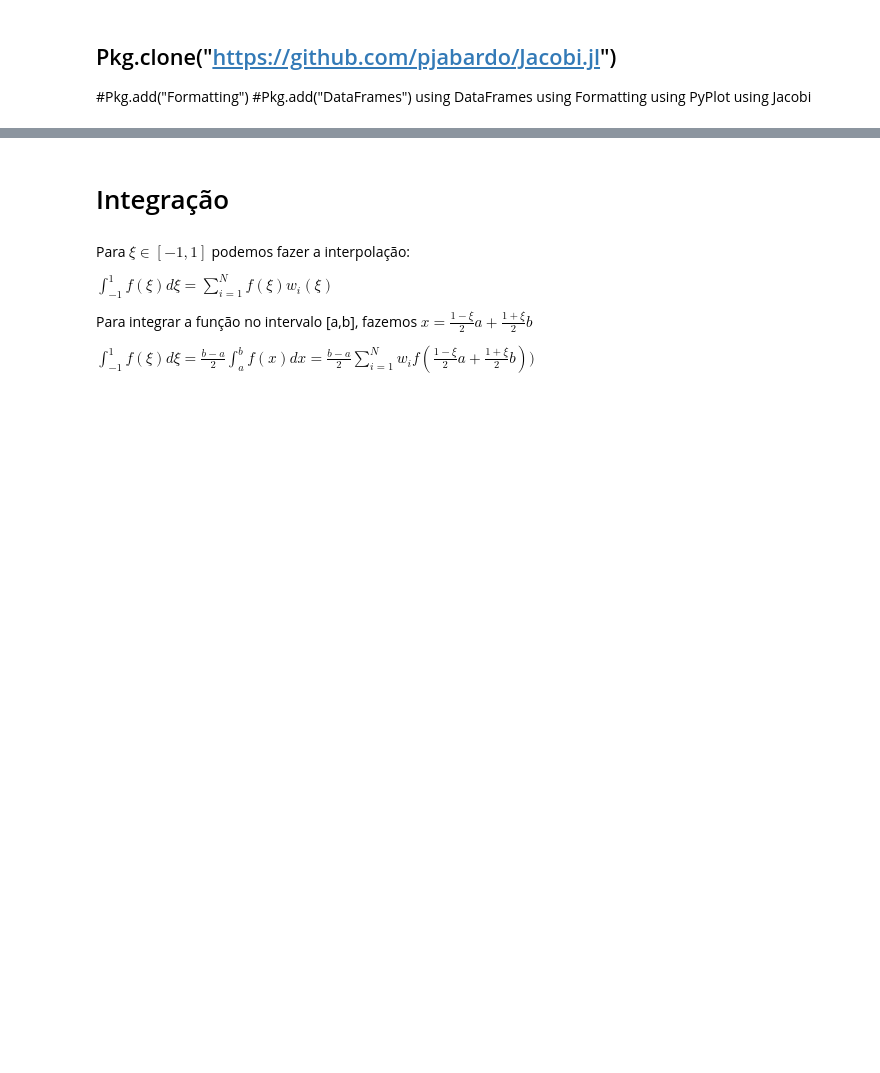
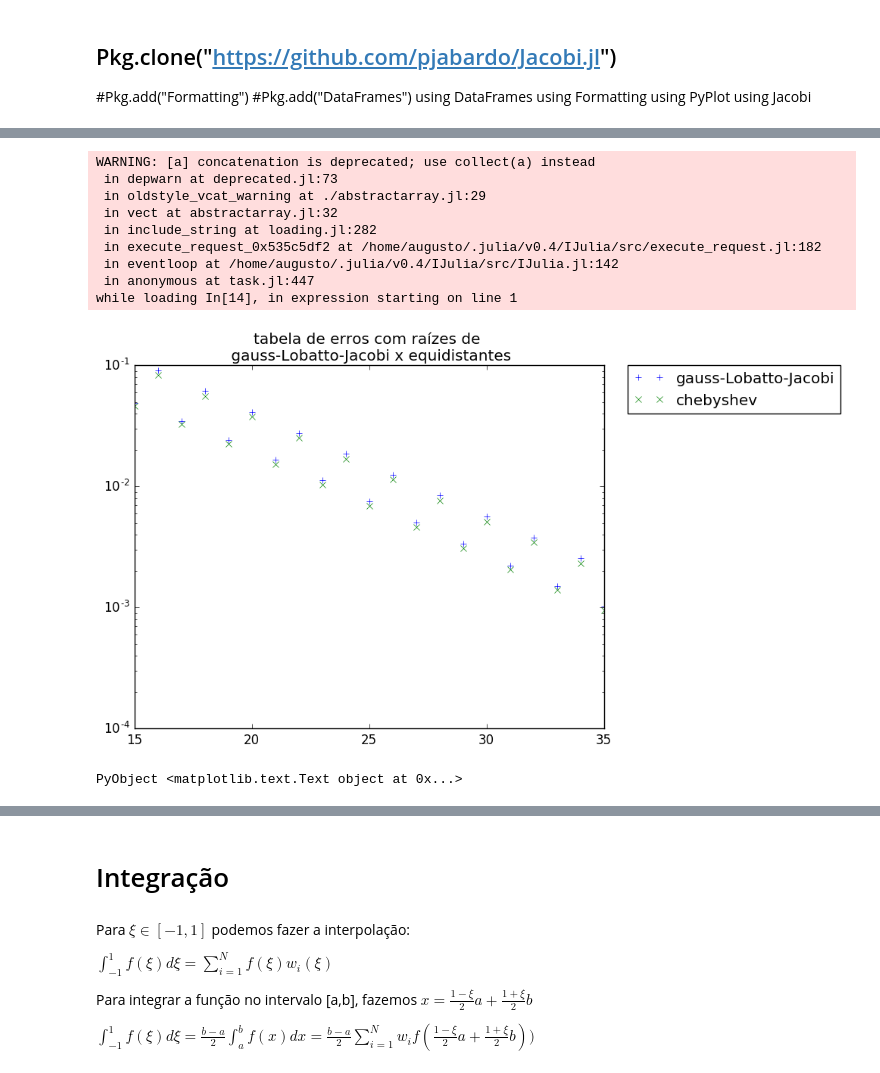
Before and after one commit to augustot2/monografia, a Jupyter notebook: src/codes/interpolation.ipynb, the cells around one changed output, grey strips where cells are left out. Cells and saved outputs as stored; diff of their text form; code cells hidden in the pictures; blank space fills up the shorter version.

```diff
--- a/src/codes/interpolation.ipynb
+++ b/src/codes/interpolation.ipynb
@@ -154,0 +275,19 @@ erro para 10 = 0.3003
+# %%
+t = collect([15:1:35])
+semilogy(t,errog[2:end],"+",label="gauss-Lobatto-Jacobi")
+semilogy(t,erroc[2:end],"x",label = "chebyshev")
+#semilogy(t, l[2:end] ,"o",label= "equidistantes")
+legend(bbox_to_anchor=(1.05, 1), loc=2, borderaxespad=0.)
+title("tabela de erros com raízes de \n gauss-Lobatto-Jacobi x equidistantes")
+# %% [output]
+WARNING: [a] concatenation is deprecated; use collect(a) instead
+ in depwarn at deprecated.jl:73
+ in oldstyle_vcat_warning at ./abstractarray.jl:29
+ in vect at abstractarray.jl:32
+ in include_string at loading.jl:282
+ in execute_request_0x535c5df2 at /home/augusto/.julia/v0.4/IJulia/src/execute_request.jl:182
+ in eventloop at /home/augusto/.julia/v0.4/IJulia/src/IJulia.jl:142
+ in anonymous at task.jl:447
+while loading In[14], in expression starting on line 1
+[figure, added]
+PyObject <matplotlib.text.Text object at 0x...>
```
Also changed, not shown: parts of 14 cells of this notebook, 11 other files.
